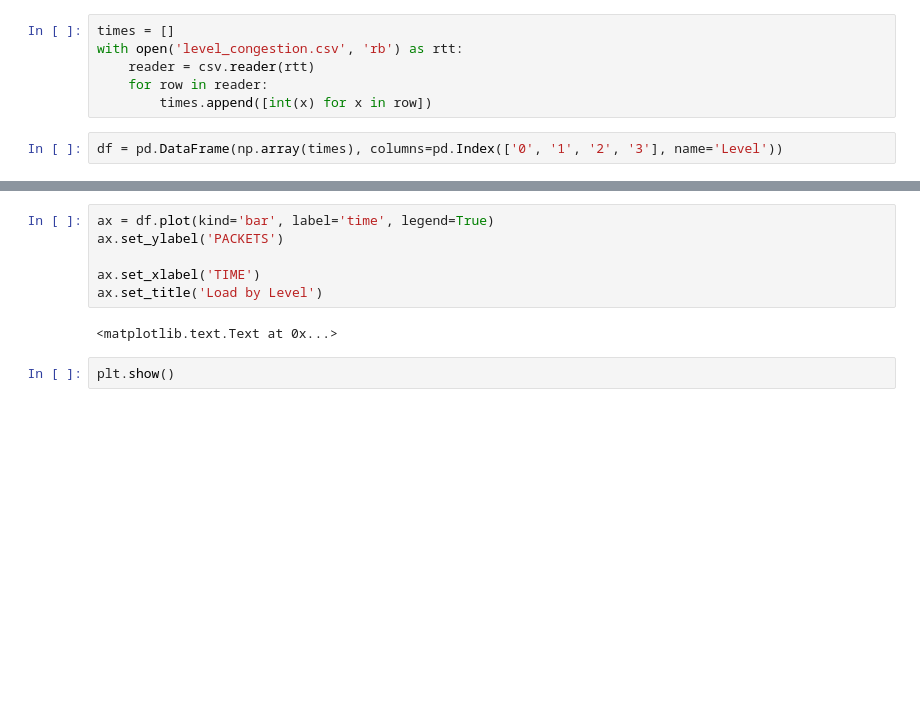
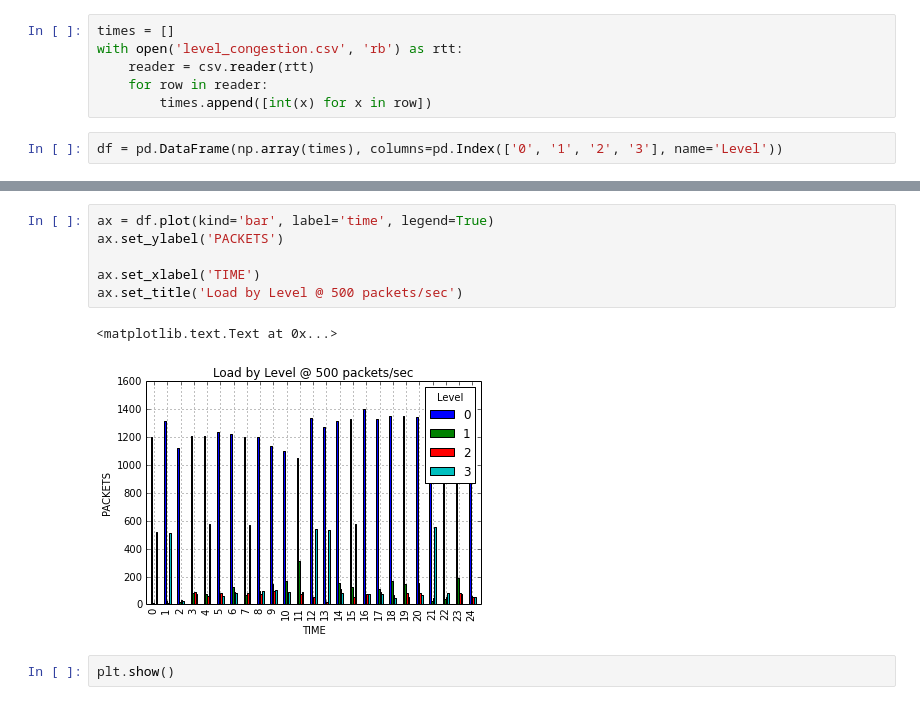
Before and after one commit to dgaeta/network_simulator, a Jupyter notebook: Network-Stats.ipynb, the cells around one changed output, grey strips where cells are left out. Saved outputs shown, nothing was run; the diff lists cells and outputs as text; blank space fills up the shorter version.

```diff
--- a/Network-Stats.ipynb
+++ b/Network-Stats.ipynb
@@ -38,11 +36,12 @@ df
 # %%
 ax = df.plot(kind='bar', label='time', legend=True)
 ax.set_ylabel('PACKETS')
 
 ax.set_xlabel('TIME')
-ax.set_title('Load by Level')
+ax.set_title('Load by Level @ 500 packets/sec')
 # %% [output]
 <matplotlib.text.Text at 0x...>
+[figure, added]
 # %%
 plt.show()
 # %%
```
Also changed, not shown: parts of 7 cells of this notebook, 9 other files.
